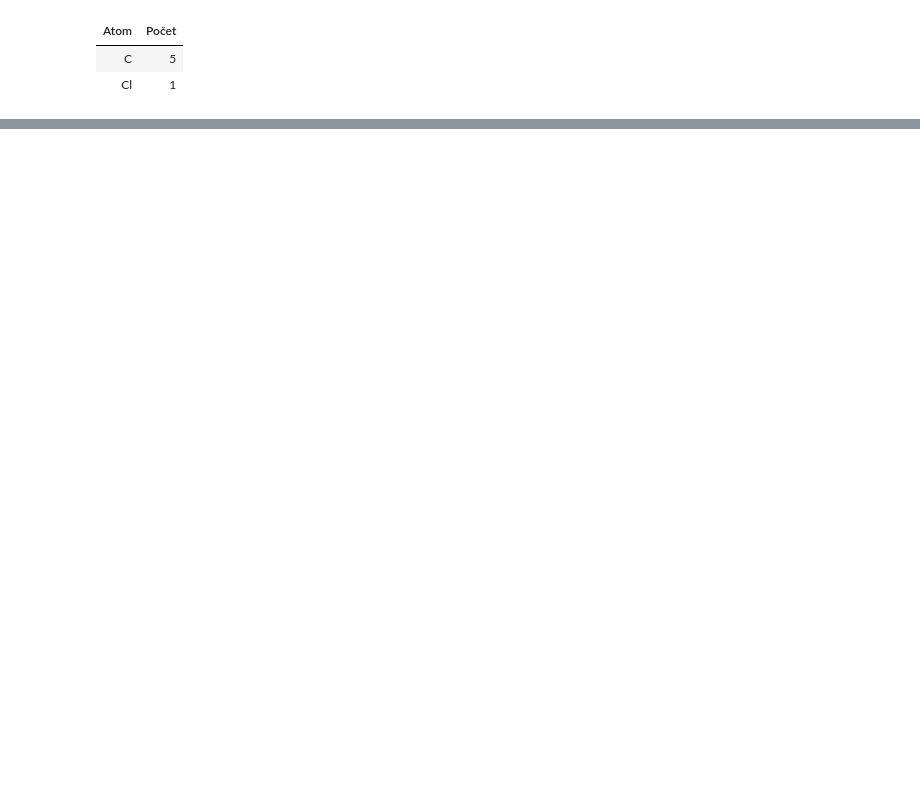
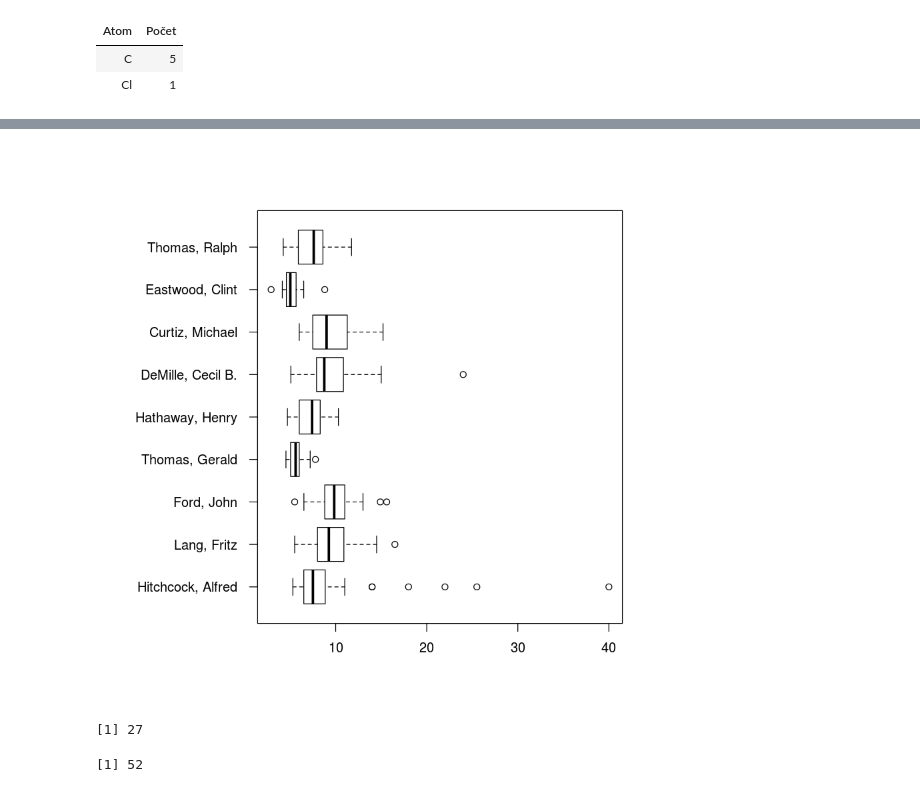
Before and after one commit to lich-uct/r_tutorial, a Jupyter notebook: procvicovani/ulohy_reseni.ipynb, the cells around one changed output, grey strips where cells are left out. Cells and saved outputs as stored; diff of their text form; code cells hidden in the pictures; blank space fills up the shorter version.

```diff
--- a/procvicovani/ulohy_reseni.ipynb
+++ b/procvicovani/ulohy_reseni.ipynb
@@ -259,0 +339,13 @@ TODO
+# %%
+op <- par(mar = c(5, 10, 4, 2) + 0.1)
+boxplot(result[directors_25plus], las = 1, horizontal = T)
+# %% [output]
+[figure, added]
+# %%
+eastwood <- result[["Eastwood, Clint "]]
+hitchcock <- result[["Hitchcock, Alfred "]]
+length(eastwood)
+length(hitchcock)
+# %% [output]
+[1] 27
+[1] 52
```
Also changed, not shown: parts of 24 cells of this notebook, 1 other file.
